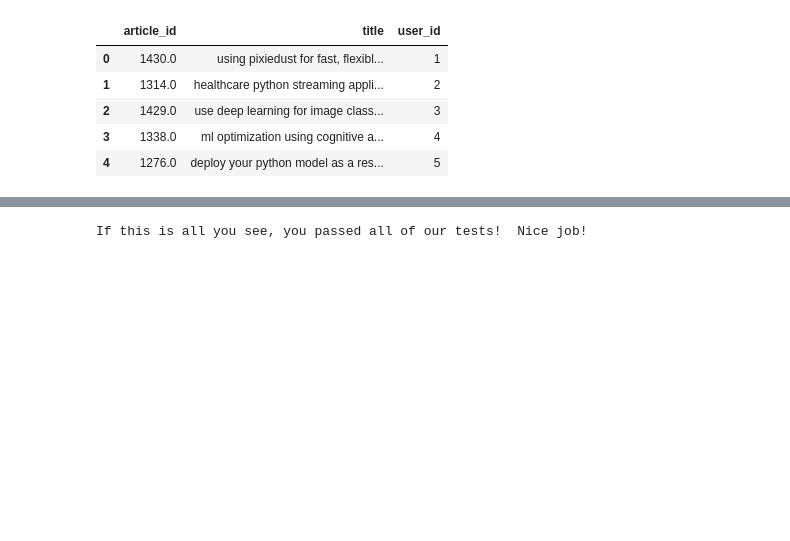
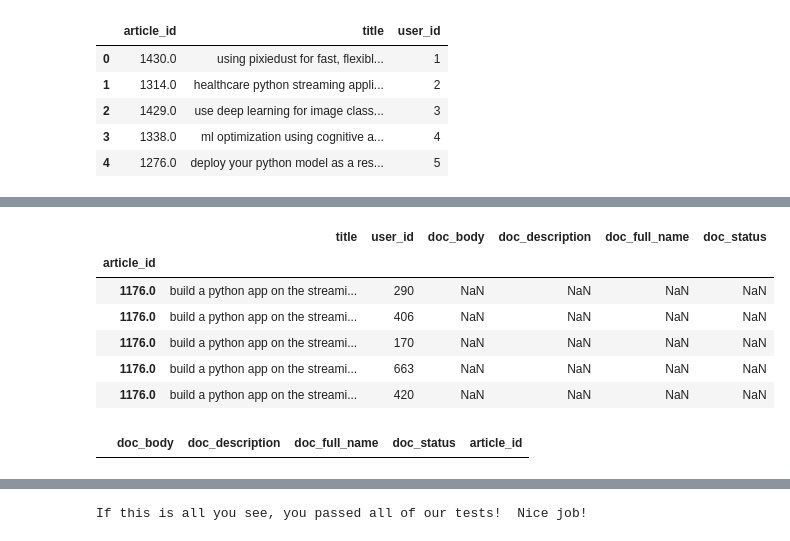
Before and after one commit to amosvoron/udacity, a Jupyter notebook: Recommendations_with_IBM.ipynb, the cells around one changed output, grey strips where cells are left out. Cells and saved outputs as stored; diff of their text form; code cells hidden in the pictures; blank space fills up the shorter version.

```diff
--- a/Recommendations_with_IBM.ipynb
+++ b/Recommendations_with_IBM.ipynb
@@ -456,0 +537,14 @@ df.head()
+# %%
+joined.loc[1176].iloc[:5]
+# %% [output]
+|  | title | user_id | doc_body | doc_description | doc_full_name | doc_status |
+| article_id |  |  |  |  |  |  |
+| 1176.0 | build a python app on the streami... | 290 | NaN | NaN | NaN | NaN |
+| 1176.0 | build a python app on the streami... | 406 | NaN | NaN | NaN | NaN |
+| 1176.0 | build a python app on the streami... | 170 | NaN | NaN | NaN | NaN |
+| 1176.0 | build a python app on the streami... | 663 | NaN | NaN | NaN | NaN |
+| 1176.0 | build a python app on the streami... | 420 | NaN | NaN | NaN | NaN |
+# %%
+df_content[df_content['article_id'] == 1176]
+# %% [output]
+|  | doc_body | doc_description | doc_full_name | doc_status | article_id |
```
Also changed, not shown: parts of 23 cells of this notebook.
